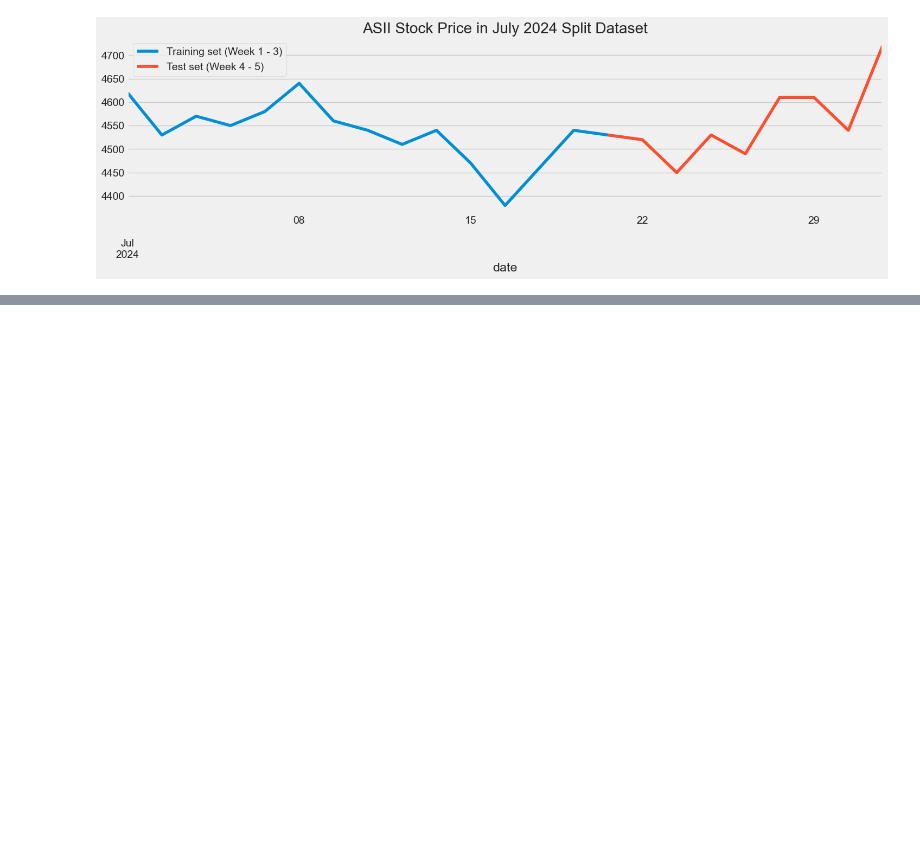
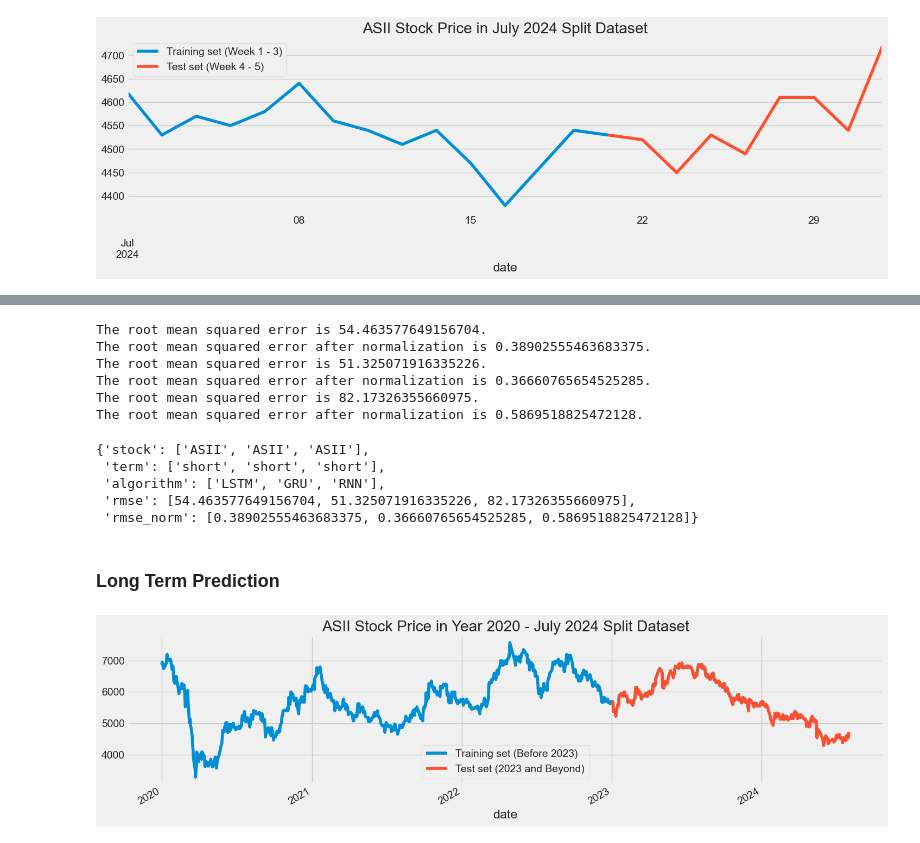
Before and after one commit to melikacandra/lstm_gru_rnn_price_predict, a Jupyter notebook: code_main/data_prediction_tuning.ipynb, the cells around one changed output, grey strips where cells are left out. Cells and saved outputs as stored; diff of their text form; code cells hidden in the pictures; blank space fills up the shorter version.

Commit message:
code for train

```diff
--- a/code_main/data_prediction_tuning.ipynb
+++ b/code_main/data_prediction_tuning.ipynb
@@ -229,7 +233,7 @@ med_date = "2024-07-19"
 end_date = "2024-07-31"
 
 #long term data
-year = 2023
+year = "2023"
 # %% [markdown]
 ## ASII
 # %% [markdown]
@@ -449,8 +436,15 @@ See the caveats in the documentation: https://pandas.pydata.org/pandas-docs/stab
 rmse_ASII_short_LSTM = return_rmse(ASII_short_test, LSTM_predicted_stock_price)
 norm_rmse_ASII_short_LSTM = return_rmse_norm(ASII_short_test, LSTM_predicted_stock_price)
 # Evaluating the RNN
-rmse_ASII_short_LSTM = return_rmse(ASII_short_test, LSTM_predicted_stock_price)
-norm_rmse_ASII_short_LSTM = return_rmse_norm(ASII_short_test, LSTM_predicted_stock_price)
+rmse_ASII_short_GRU = return_rmse(ASII_short_test, GRU_predicted_stock_price)
+norm_rmse_ASII_short_GRU = return_rmse_norm(ASII_short_test, GRU_predicted_stock_price)
 # Evaluating the sequence
-rmse_ASII_short_LSTM = return_rmse(ASII_short_test, LSTM_predicted_stock_price)
-norm_rmse_ASII_short_LSTM = return_rmse_norm(ASII_short_test, LSTM_predicted_stock_price)
+rmse_ASII_short_RNN = return_rmse(ASII_short_test, RNN_predicted_stock_price)
+norm_rmse_ASII_short_RNN = return_rmse_norm(ASII_short_test, RNN_predicted_stock_price)
+# %% [output]
+The root mean squared error is 54.463577649156704.
+The root mean squared error after normalization is 0.38902555463683375.
+The root mean squared error is 51.325071916335226.
+The root mean squared error after normalization is 0.36660765654525285.
+The root mean squared error is 82.17326355660975.
+The root mean squared error after normalization is 0.5869518825472128.
@@ -464,0 +473,18 @@ dic_res['rmse_norm'].append(norm_rmse)
+# %%
+dic_res
+# %% [output]
+{'stock': ['ASII', 'ASII', 'ASII'],
+ 'term': ['short', 'short', 'short'],
+ 'algorithm': ['LSTM', 'GRU', 'RNN'],
+ 'rmse': [54.463577649156704, 51.325071916335226, 82.17326355660975],
+ 'rmse_norm': [0.38902555463683375, 0.36660765654525285, 0.5869518825472128]}
+# %% [markdown]
+### Long Term Prediction
+# %%
+ASII["close"][:year].plot(figsize=(16,4), legend=True)
+ASII["close"][year:].plot(figsize=(16,4), legend=True)
+plt.legend(["Training set (Before 2023)","Test set (2023 and Beyond)"])
+plt.title('ASII Stock Price in Year 2020 - July 2024 Split Dataset')
+plt.show()
+# %% [output]
+[figure, added]
```
Also changed, not shown: parts of 25 cells of this notebook.
